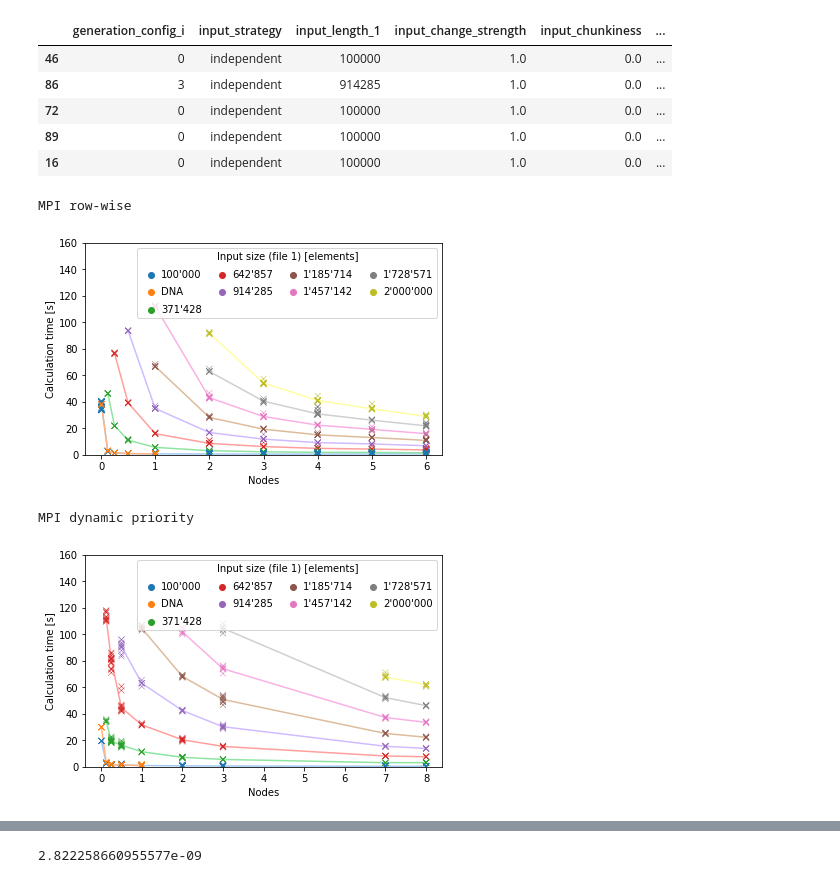
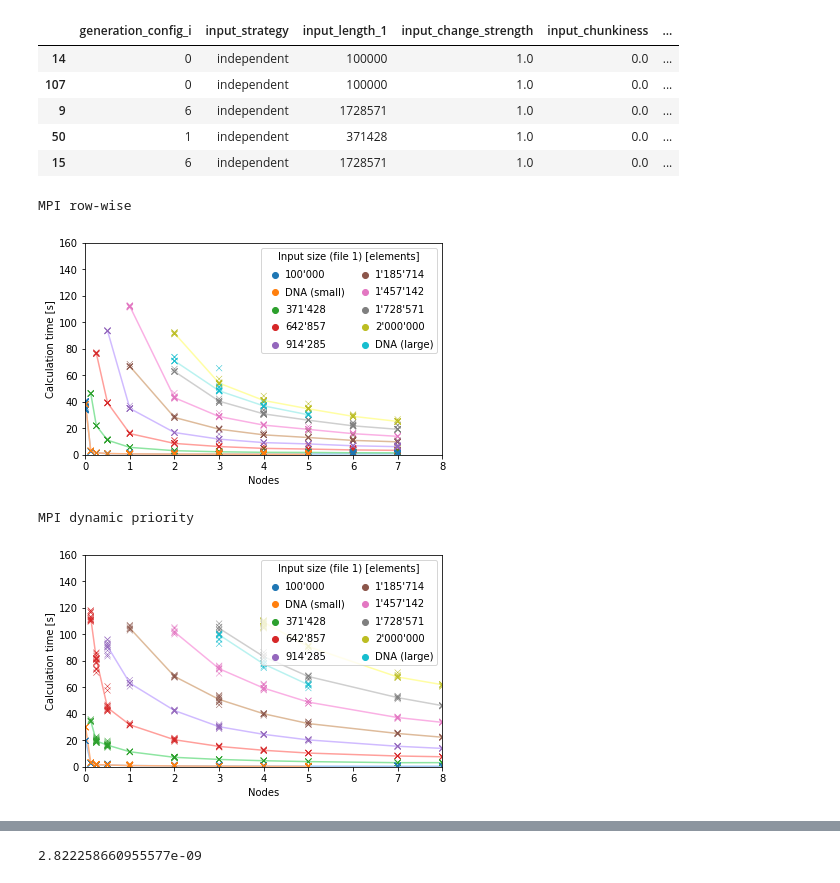
Before and after one commit to tehwalris/mpi-myers-diff, a Jupyter notebook: notebooks/benchmark-analysis-report/parallel_scaling_with_dna_new_data.ipynb, the cells around one changed output, grey strips where cells are left out. Cells and saved outputs as stored; diff of their text form; code cells hidden in the pictures.

```diff
--- a/notebooks/benchmark-analysis-report/parallel_scaling_with_dna_new_data.ipynb
+++ b/notebooks/benchmark-analysis-report/parallel_scaling_with_dna_new_data.ipynb
@@ -17,19 +14,25 @@ The autoreload extension is already loaded. To reload it, use:
 # %%
 benchmark_results = []
 for path in glob.glob('../../benchmarks/2021-01-10-report-scaling/*.csv'):
-    benchmark_results.append(pd.read_csv(path))
+    try:
+        benchmark_results.append(pd.read_csv(path))
+    except pd.errors.EmptyDataError:
+        pass
 for path in glob.glob('../../benchmarks/2021-01-11-report-dna/mpi*.csv'):
-    benchmark_results.append(pd.read_csv(path))
+    try:
+        benchmark_results.append(pd.read_csv(path))
+    except pd.errors.EmptyDataError:
+        pass
 benchmark_results = pd.concat(benchmark_results)
 
 benchmark_results.sample(5)
 # %% [output]
 |  | generation_config_i | input_strategy | input_length_1 | input_change_strength | input_chunkiness | ... |
-| 46 | 0 | independent | 100000 | 1.0 | 0.0 | ... |
-| 86 | 3 | independent | 914285 | 1.0 | 0.0 | ... |
-| 72 | 0 | independent | 100000 | 1.0 | 0.0 | ... |
-| 89 | 0 | independent | 100000 | 1.0 | 0.0 | ... |
-| 16 | 0 | independent | 100000 | 1.0 | 0.0 | ... |
+| 14 | 0 | independent | 100000 | 1.0 | 0.0 | ... |
+| 107 | 0 | independent | 100000 | 1.0 | 0.0 | ... |
+| 9 | 6 | independent | 1728571 | 1.0 | 0.0 | ... |
+| 50 | 1 | independent | 371428 | 1.0 | 0.0 | ... |
+| 15 | 6 | independent | 1728571 | 1.0 | 0.0 | ... |
 # %%
 diff_programs = [
     'mpi_no_master_frontier_simd',
@@ -38,11 +41,15 @@ diff_programs = [
 
 for diff_program in diff_programs:
     assert (benchmark_results['diff_program'] == diff_program).any()
+# %%
+max_nodes = benchmark_results['mpi_procs'].max() / 128
 # %%
 # HACK
 def own_hue_to_label(n):
     if n == 171309:
-        return "DNA"
+        return "DNA (small)"
+    if n == 2696255:
+        return "DNA (large)"
     else:
         return format_input_size(n)
 
@@ -53,36 +60,39 @@ for diff_program_i, diff_program in enumerate(diff_programs):
     temp = benchmark_results.copy()
     temp['seconds_until_len'] = temp['micros_until_len'] * 1e-6
     temp['mpi_nodes'] = temp['mpi_procs'] / 128
     temp = temp[(temp['diff_program'] == diff_program) & ((temp['input_strategy'] == 'independent') | (temp['input_strategy'] == 'dna'))]
 
     temp_2 = temp.groupby(['input_length_1', 'mpi_nodes'])['seconds_until_len'].median().unstack('input_length_1')
 
 
 
     plot_scatter_with_lines(
         ax=ax,
         scatter_data=temp,
         line_data=temp_2,
         x_key='mpi_nodes',
         y_key='seconds_until_len',
         hue_key='input_length_1',
         sort_hue_keys=True,
         hue_to_label=own_hue_to_label,
+        legend_columns=2,
     )
     ax.set_xticks(np.arange(np.ceil(temp['mpi_nodes'].max()) + 1))
+    ax.set_xlim(0, max_nodes)
+    ax.set_xticks(np.arange(max_nodes + 1))
     ax.set_ylim(0, 160)
 
     save_plot(fig, f'scaling-time-{nice_name_map[diff_program].replace(" ", "-").lower()}')
 
     # HACK print the title here, but don't save it to the file
     print(nice_name_map[diff_program])
     display(fig)
     plt.close()
 # %% [output]
 MPI row-wise
-[figure, old version]
+[figure, new version]
 MPI dynamic priority
-[figure, old version]
+[figure, new version]
 # %%
 #palette = {mpi_procs: color for mpi_procs, color in zip(sorted(benchmark_results.mpi_procs.dropna().unique()), sns.color_palette())}
 fig, ax = plt.subplots(1, len(diff_programs), figsize=(14, 4), sharex=True, sharey=True)
```
Also changed, not shown: parts of 5 cells of this notebook, 1 other file.
